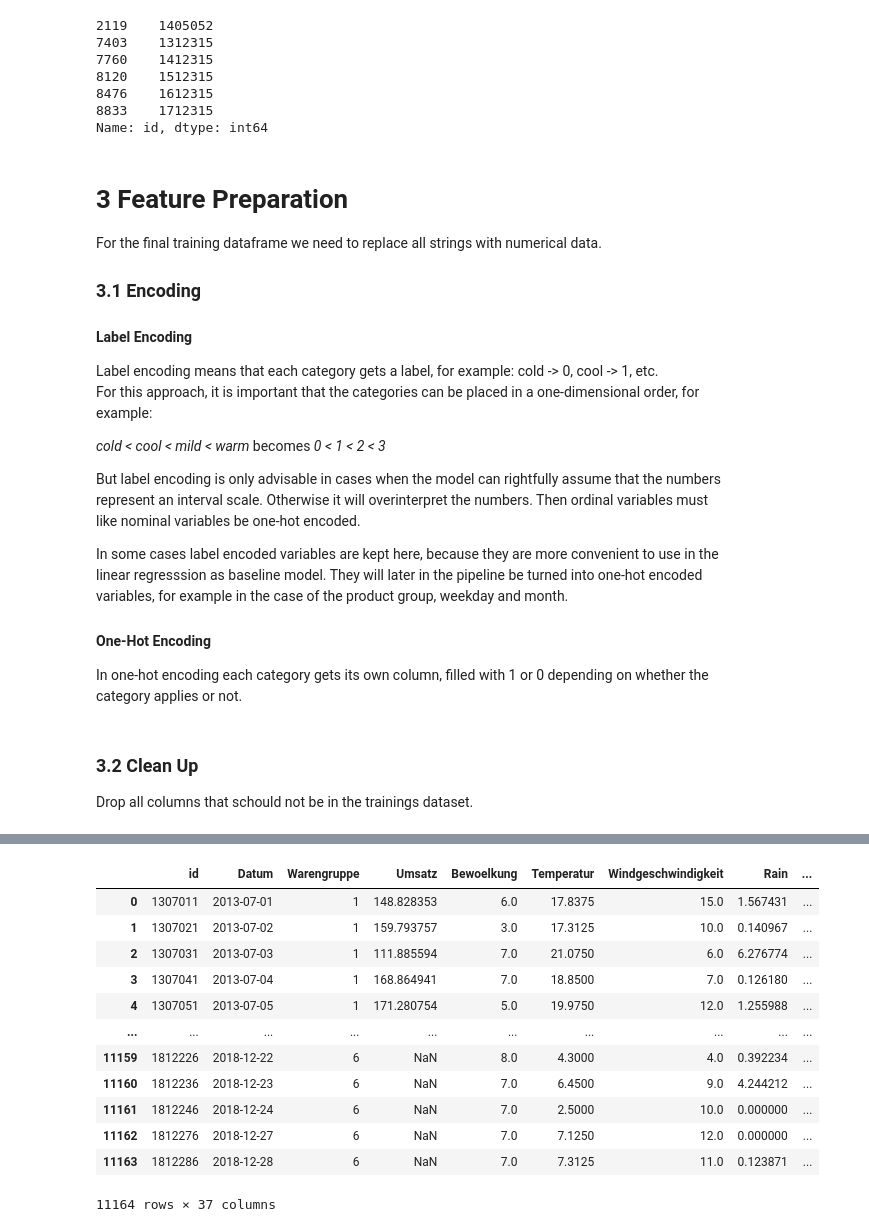
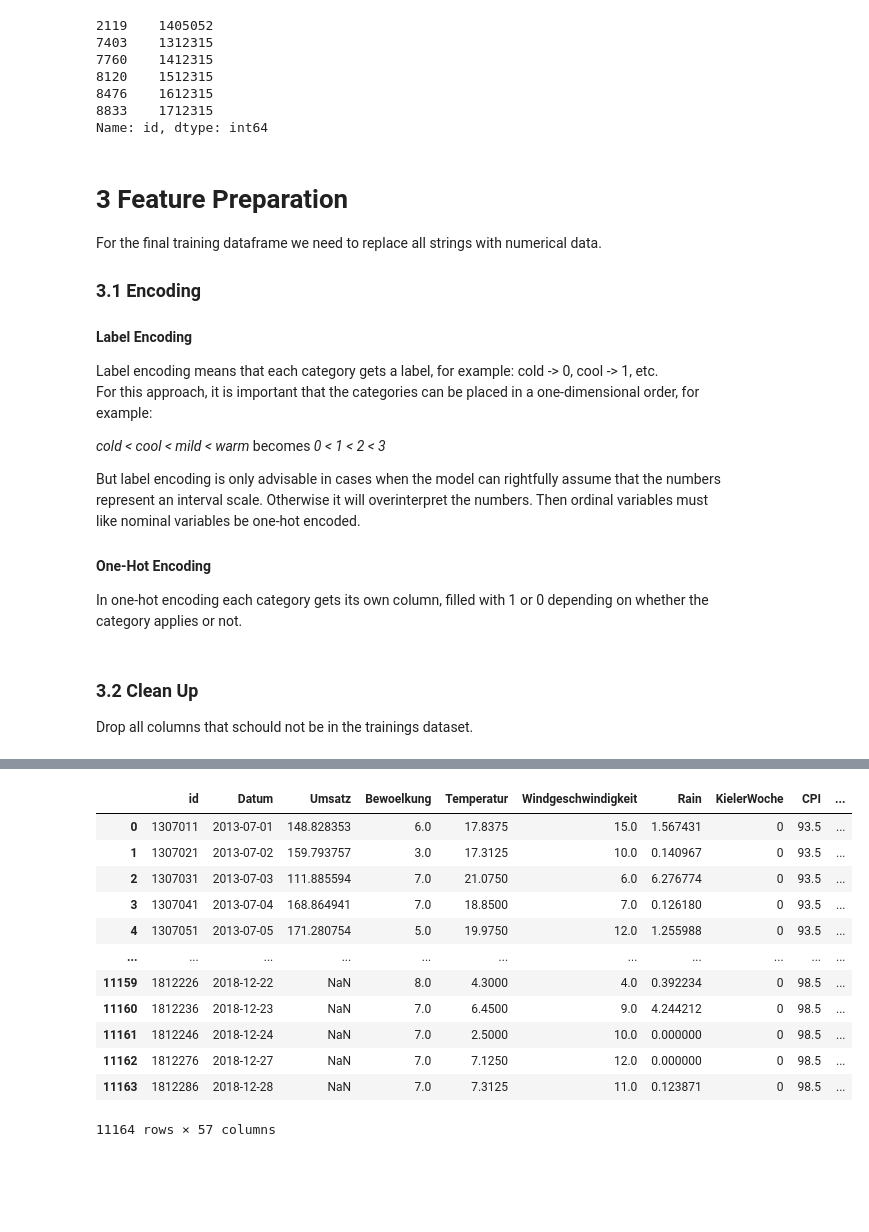
Before and after one commit to thorsten789/bakery_sales_prediction, a Jupyter notebook: 0_DataPreparation/data_preparation.ipynb, the cells around one changed output, grey strips where cells are left out. Saved outputs shown, nothing was run; the diff lists cells and outputs as text; code cells hidden in the pictures; blank space fills up the shorter version.

Commit message:
restore data_preparation and features.csv that feed baseline

```diff
--- a/0_DataPreparation/data_prep.ipynb
+++ b/0_DataPreparation/data_preparation.ipynb
@@ -59,9 +59,6 @@ econ = econ[(econ['Month'] >= '2012-01-01') & (econ['Month'] <= '2019-08-01')]
 econ['GDP'] = econ['GDP'].str.replace(',', '.').astype(float)
 econ['CPI'] = econ['CPI'].str.replace(',', '.').astype(float)
 econ['Unemployment'] = econ['Unemployment'].str.replace(',', '.').astype(float)
-
-econ['Unemp_enc'] = pd.qcut(econ['Unemployment'], q=4, labels=[0, 1, 2, 3])
-econ['GDP_enc'] = pd.qcut(econ['GDP'], q=4, labels=[0, 1, 2, 3])
 # %% [markdown]
 ### 1.2 Merge all the dataframes step by step
 One dataframe merges sales with weather and kiwo.
@@ -287,7 +284,7 @@ def windklasse(wind):
     else:
         return "storm"
 # %%
-feature_collection["Weathercategorie"] = feature_collection["Wettercode"].apply(group_weather)
+feature_collection["Weathercategory"] = feature_collection["Wettercode"].apply(group_weather)
 feature_collection["Temperatureclass"] = feature_collection["Temperatur"].apply(temperature_class)
 feature_collection["Cloudclass"] = feature_collection["Bewoelkung"].apply(bewoelkung_klasse)
 feature_collection["Windclass"] = feature_collection["Windgeschwindigkeit"].apply(windklasse)
@@ -526,35 +523,45 @@ For this approach, it is important that the categories can be placed in a one-di
 
 But label encoding is only advisable in cases when the model can rightfully assume that the numbers represent an interval scale. Otherwise it will overinterpret the numbers. Then ordinal variables must like nominal variables be one-hot encoded.
 
-In some cases label encoded variables are kept here, because they are more convenient to use in the linear regresssion as baseline model. They will later in the pipeline be turned into one-hot encoded variables, for example in the case of the product group, weekday and month.
-
 #### One-Hot Encoding
 In one-hot encoding each category gets its own column, filled with 1 or 0 depending on whether the category applies or not.
 # %%
 features_raw = feature_collection.copy()
 
-# Label Encoding für ordinale Kategorien
+# Label-Encoding für ordinale Kategorien
 label_encoders = {}
 for col in ["Temperatureclass", "Cloudclass", "Windclass"]:
     le = LabelEncoder()
     features_raw[col + "_enc"] = le.fit_transform(features_raw[col])
-    label_encoders[col] = le  # falls später wieder dekodiert werden soll
+    label_encoders[col] = le
 
-# One-Hot Encoding für nicht-ordinale Kategorie
-features_encoded = pd.get_dummies(features_raw, columns=["Weathercategorie"], prefix="Weather")
+# Mapping und One-Hot-Encoding für Warengruppe
+mapping = {1: 'Brot', 2: 'Broetchen', 3: 'Croissant', 4: 'Konditorei', 5: 'Kuchen', 6: 'Saisonbrot'}
+features_raw['Product'] = features_raw['Warengruppe'].map(mapping)
+features_encoded = pd.get_dummies(features_raw, columns=["Product"], prefix="Group")
+dummy_cols = [col for col in features_encoded.columns if col.startswith("Group_")]
+features_encoded[dummy_cols] = features_encoded[dummy_cols].astype(int)
+
+# One-Hot-Encoding für Weathercategory
+features_encoded = pd.get_dummies(features_encoded, columns=["Weathercategory"], prefix="Weather")
 weather_columns = [col for col in features_encoded.columns if col.startswith("Weather_")]
 features_encoded[weather_columns] = features_encoded[weather_columns].astype(int)
 
-# # Map the 'Warengruppe' to product names
-# mapping = {1: 'Brot', 2: 'Broetchen', 3: 'Croissant', 4: 'Konditorei', 5: 'Kuchen', 6: 'Saisonbrot'}
-# features_encoded['Product'] = features_encoded['Warengruppe'].map(mapping)
-# features_encoded = pd.get_dummies(features_encoded, columns=["Product"], prefix="Group")
+# One-Hot-Encoding für Wochentag
+features_encoded = pd.get_dummies(features_encoded, columns=["Wochentag"], prefix="Weekday")
+weekday_cols = [col for col in features_encoded.columns if col.startswith("Weekday_")]
+features_encoded[weekday_cols] = features_encoded[weekday_cols].astype(int)
+
+# One-Hot-Encoding für Monat
+features_encoded = pd.get_dummies(features_encoded, columns=["Monat"], prefix="Month")
+month_cols = [col for col in features_encoded.columns if col.startswith("Month_")]
+features_encoded[month_cols] = features_encoded[month_cols].astype(int)
 # %% [markdown]
 ### 3.2 Clean Up
 Drop all columns that schould not be in the trainings dataset.
 # %%
 features = features_encoded.copy()
-features = features.drop(columns=[ 'Temperatureclass', 'Cloudclass', 'Windclass', 'Month', 'Quarter', 'Wettercode'])
+features = features.drop(columns=['Warengruppe', 'Wettercode', 'Month', 'Quarter', 'Temperatureclass', 'Cloudclass', 'Windclass'])
 pd.set_option('display.max_columns', None)
 features.info()
 features
@@ -579,16 +586,16 @@ memory usage: 2.9 MB
-|  | id | Datum | Warengruppe | Umsatz | Bewoelkung | Temperatur | Windgeschwindigkeit | Rain | ... |
-| 0 | 1307011 | 2013-07-01 | 1 | 148.828353 | 6.0 | 17.8375 | 15.0 | 1.567431 | ... |
-| 1 | 1307021 | 2013-07-02 | 1 | 159.793757 | 3.0 | 17.3125 | 10.0 | 0.140967 | ... |
-| 2 | 1307031 | 2013-07-03 | 1 | 111.885594 | 7.0 | 21.0750 | 6.0 | 6.276774 | ... |
-| 3 | 1307041 | 2013-07-04 | 1 | 168.864941 | 7.0 | 18.8500 | 7.0 | 0.126180 | ... |
-| 4 | 1307051 | 2013-07-05 | 1 | 171.280754 | 5.0 | 19.9750 | 12.0 | 1.255988 | ... |
-| ... | ... | ... | ... | ... | ... | ... | ... | ... | ... |
-| 11159 | 1812226 | 2018-12-22 | 6 | NaN | 8.0 | 4.3000 | 4.0 | 0.392234 | ... |
-| 11160 | 1812236 | 2018-12-23 | 6 | NaN | 7.0 | 6.4500 | 9.0 | 4.244212 | ... |
-| 11161 | 1812246 | 2018-12-24 | 6 | NaN | 7.0 | 2.5000 | 10.0 | 0.000000 | ... |
-| 11162 | 1812276 | 2018-12-27 | 6 | NaN | 7.0 | 7.1250 | 12.0 | 0.000000 | ... |
-| 11163 | 1812286 | 2018-12-28 | 6 | NaN | 7.0 | 7.3125 | 11.0 | 0.123871 | ... |
+|  | id | Datum | Umsatz | Bewoelkung | Temperatur | Windgeschwindigkeit | Rain | KielerWoche | CPI | ... |
+| 0 | 1307011 | 2013-07-01 | 148.828353 | 6.0 | 17.8375 | 15.0 | 1.567431 | 0 | 93.5 | ... |
+| 1 | 1307021 | 2013-07-02 | 159.793757 | 3.0 | 17.3125 | 10.0 | 0.140967 | 0 | 93.5 | ... |
+| 2 | 1307031 | 2013-07-03 | 111.885594 | 7.0 | 21.0750 | 6.0 | 6.276774 | 0 | 93.5 | ... |
+| 3 | 1307041 | 2013-07-04 | 168.864941 | 7.0 | 18.8500 | 7.0 | 0.126180 | 0 | 93.5 | ... |
+| 4 | 1307051 | 2013-07-05 | 171.280754 | 5.0 | 19.9750 | 12.0 | 1.255988 | 0 | 93.5 | ... |
+| ... | ... | ... | ... | ... | ... | ... | ... | ... | ... | ... |
+| 11159 | 1812226 | 2018-12-22 | NaN | 8.0 | 4.3000 | 4.0 | 0.392234 | 0 | 98.5 | ... |
+| 11160 | 1812236 | 2018-12-23 | NaN | 7.0 | 6.4500 | 9.0 | 4.244212 | 0 | 98.5 | ... |
+| 11161 | 1812246 | 2018-12-24 | NaN | 7.0 | 2.5000 | 10.0 | 0.000000 | 0 | 98.5 | ... |
+| 11162 | 1812276 | 2018-12-27 | NaN | 7.0 | 7.1250 | 12.0 | 0.000000 | 0 | 98.5 | ... |
+| 11163 | 1812286 | 2018-12-28 | NaN | 7.0 | 7.3125 | 11.0 | 0.123871 | 0 | 98.5 | ... |
-11164 rows × 37 columns
+11164 rows × 57 columns
 # %%
 # Save the result to a CSV file
 features.to_csv("features.csv", index=False)
```
Also changed, not shown: parts of 8 cells of this notebook, 1 other file.
